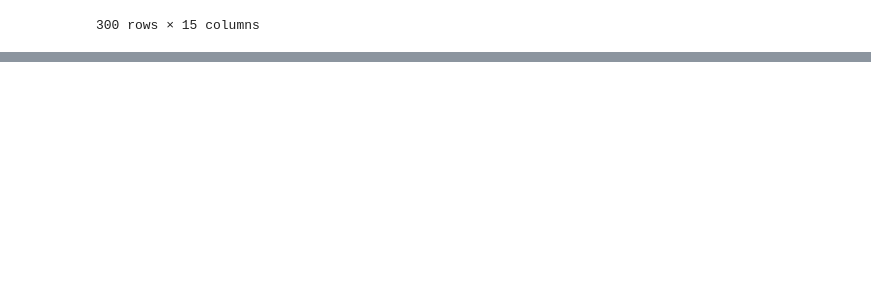
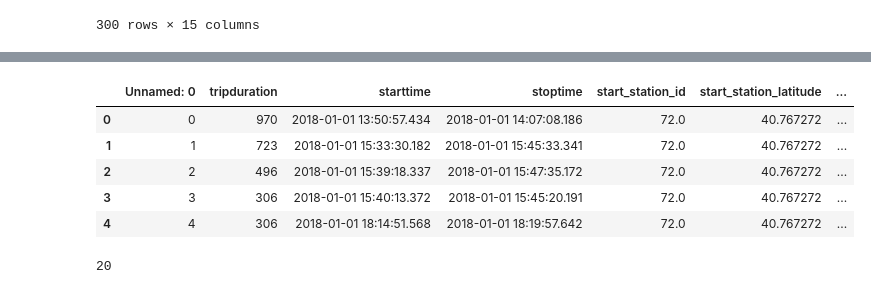
Before and after one commit to babisspgit/ABI-spirt, a Jupyter notebook: project.ipynb, the cells around one changed output, grey strips where cells are left out. Saved outputs shown, nothing was run; the diff lists cells and outputs as text; code cells hidden in the pictures; blank space fills up the shorter version.

```diff
--- a/project.ipynb
+++ b/project.ipynb
@@ -207,0 +299,19 @@ merged_df.head(300)
+# %%
+df.head()
+# %% [output]
+|  | Unnamed: 0 | tripduration | starttime | stoptime | start_station_id | start_station_latitude | ... |
+| 0 | 0 | 970 | 2018-01-01 13:50:57.434 | 2018-01-01 14:07:08.186 | 72.0 | 40.767272 | ... |
+| 1 | 1 | 723 | 2018-01-01 15:33:30.182 | 2018-01-01 15:45:33.341 | 72.0 | 40.767272 | ... |
+| 2 | 2 | 496 | 2018-01-01 15:39:18.337 | 2018-01-01 15:47:35.172 | 72.0 | 40.767272 | ... |
+| 3 | 3 | 306 | 2018-01-01 15:40:13.372 | 2018-01-01 15:45:20.191 | 72.0 | 40.767272 | ... |
+| 4 | 4 | 306 | 2018-01-01 18:14:51.568 | 2018-01-01 18:19:57.642 | 72.0 | 40.767272 | ... |
+# %%
+# make a list of 20 lists that will include the id's of the stations in each cluster
+cluster_stations = []
+for i in range(20):
+    cluster_stations.append(stations[stations['cluster'] == i]['start_station_id'].tolist())
+
+# make a list of 20 lists that will include the id's of the stations in each cluster
+print(len(cluster_stations))
+# %% [output]
+20
```
Also changed, not shown: parts of 21 cells of this notebook.
